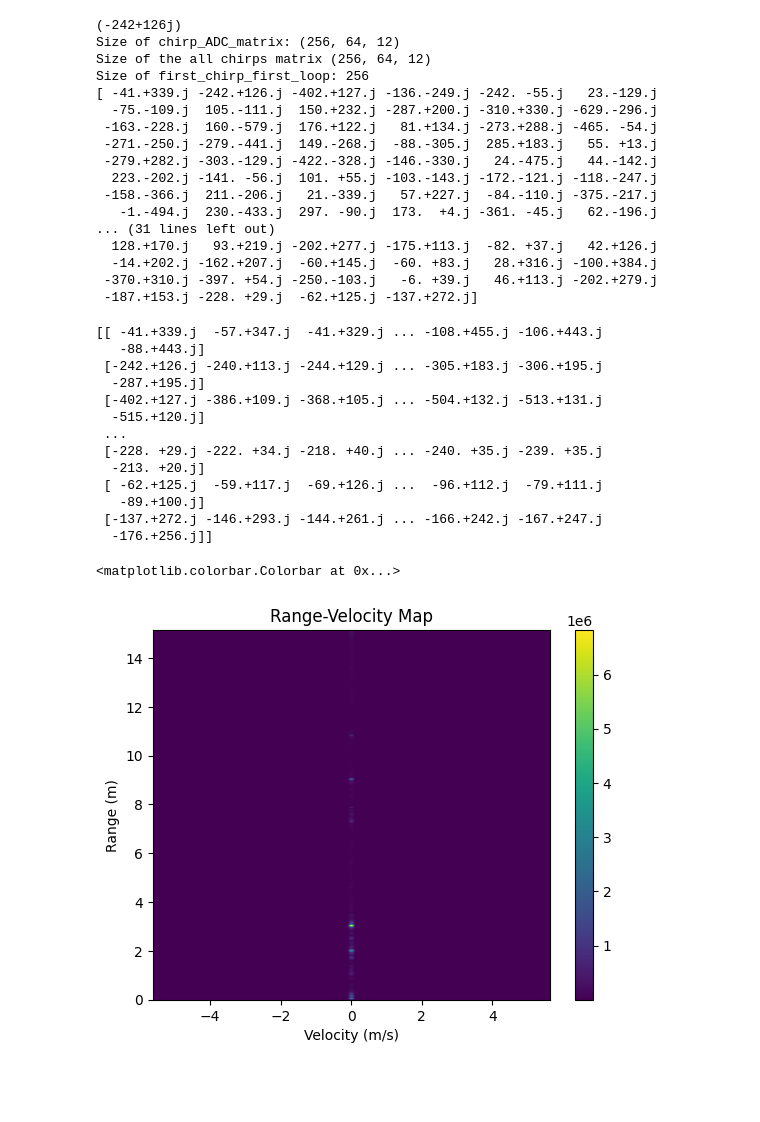
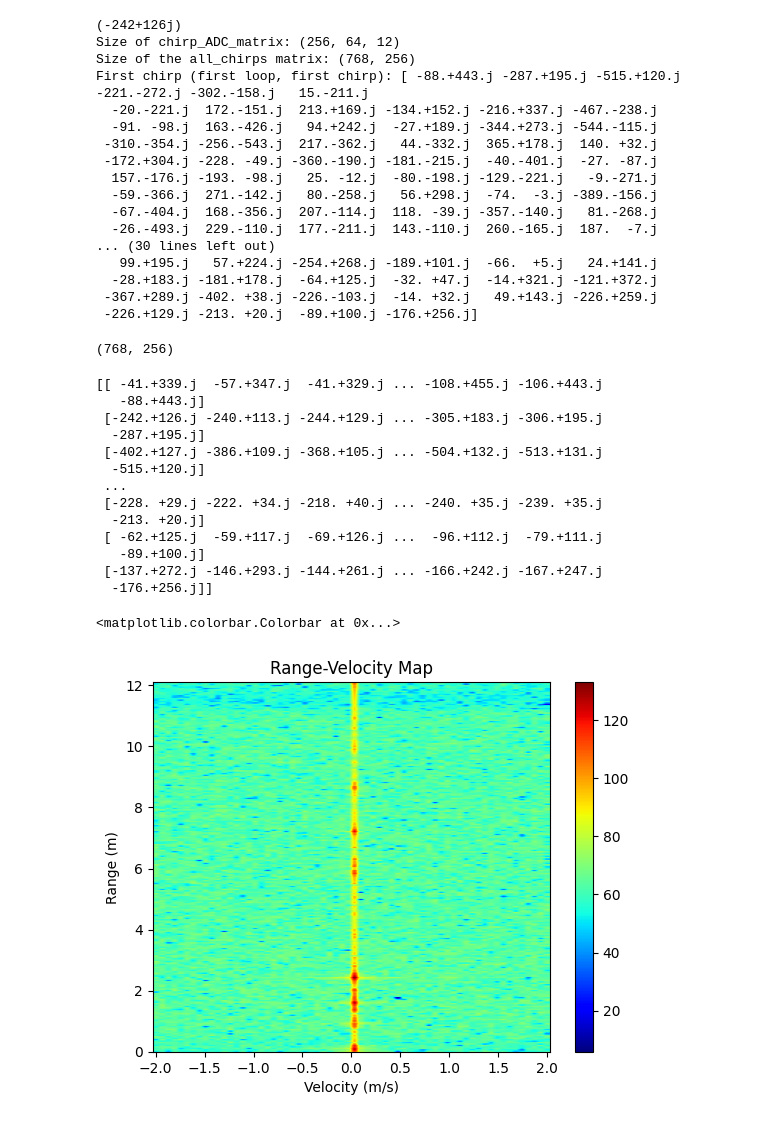
Before and after one commit to GishanDaminduDK/FYP-SignalProcessing, a Jupyter notebook: matlab_to_python.ipynb, the cells around one changed output. Saved outputs shown, nothing was run; the diff lists cells and outputs as text; code cells hidden in the pictures; blank space fills up the shorter version.

```diff
--- a/matlab_to_python.ipynb
+++ b/matlab_to_python.ipynb
@@ -45,28 +45,54 @@ print("Size of chirp_ADC_matrix:", chirp_ADC_matrix.shape)
 
 # Extract first chirp of the first loop
 first_chirp_first_loop = chirp_ADC_matrix[:, 0, 0]
-all_chirps=chirp_ADC_matrix[:,:,:]
-print("Size of the all chirps matrix",all_chirps.shape)
-print("Size of first_chirp_first_loop:", first_chirp_first_loop.shape[0])
-print(first_chirp_first_loop)
+# Initialize an empty list to store each chirp
+all_chirps = []
+
+# Loop over loops and chirps per loop
+for i in range(64):
+    for j in range(12):
+        # Append each chirp to the list
+        all_chirps.append(chirp_ADC_matrix[:, i, j])
+
+# Convert the list to a numpy array and reshape it to (768, 256)
+all_chirps = np.array(all_chirps).reshape(768, 256)
+
+# Display the size and some sample data
+print("Size of the all_chirps matrix:", all_chirps.shape)
+print("First chirp (first loop, first chirp):", all_chirps[767])
+
+
+# print("Size of first_chirp_first_loop:", first_chirp_first_loop.shape[0])
+# print(first_chirp_first_loop)
+# # Reshape chirp_ADC_matrix to (768, 256)
+# # We flatten the chirps across loops and chirps per loop into a single dimension (768 chirps total)
+# chirps_matrix = np.reshape(chirp_ADC_matrix, (256,768))
+
+# # Display the size and some sample data
+# print("Size of the chirps matrix:", chirps_matrix.shape)
+# print("First chirp (first loop, first chirp):", chirps_matrix[0])
 # %% [output]
 (-242+126j)
 Size of chirp_ADC_matrix: (256, 64, 12)
-Size of the all chirps matrix (256, 64, 12)
-Size of first_chirp_first_loop: 256
-[ -41.+339.j -242.+126.j -402.+127.j -136.-249.j -242. -55.j   23.-129.j
-  -75.-109.j  105.-111.j  150.+232.j -287.+200.j -310.+330.j -629.-296.j
- -163.-228.j  160.-579.j  176.+122.j   81.+134.j -273.+288.j -465. -54.j
- -271.-250.j -279.-441.j  149.-268.j  -88.-305.j  285.+183.j   55. +13.j
- -279.+282.j -303.-129.j -422.-328.j -146.-330.j   24.-475.j   44.-142.j
-  223.-202.j -141. -56.j  101. +55.j -103.-143.j -172.-121.j -118.-247.j
- -158.-366.j  211.-206.j   21.-339.j   57.+227.j  -84.-110.j -375.-217.j
-   -1.-494.j  230.-433.j  297. -90.j  173.  +4.j -361. -45.j   62.-196.j
-... (31 lines left out)
-  128.+170.j   93.+219.j -202.+277.j -175.+113.j  -82. +37.j   42.+126.j
-  -14.+202.j -162.+207.j  -60.+145.j  -60. +83.j   28.+316.j -100.+384.j
- -370.+310.j -397. +54.j -250.-103.j   -6. +39.j   46.+113.j -202.+279.j
- -187.+153.j -228. +29.j  -62.+125.j -137.+272.j]
+Size of the all_chirps matrix: (768, 256)
+First chirp (first loop, first chirp): [ -88.+443.j -287.+195.j -515.+120.j -221.-272.j -302.-158.j   15.-211.j
+  -20.-221.j  172.-151.j  213.+169.j -134.+152.j -216.+337.j -467.-238.j
+  -91. -98.j  163.-426.j   94.+242.j  -27.+189.j -344.+273.j -544.-115.j
+ -310.-354.j -256.-543.j  217.-362.j   44.-332.j  365.+178.j  140. +32.j
+ -172.+304.j -228. -49.j -360.-190.j -181.-215.j  -40.-401.j  -27. -87.j
+  157.-176.j -193. -98.j   25. -12.j  -80.-198.j -129.-221.j   -9.-271.j
+  -59.-366.j  271.-142.j   80.-258.j   56.+298.j  -74.  -3.j -389.-156.j
+  -67.-404.j  168.-356.j  207.-114.j  118. -39.j -357.-140.j   81.-268.j
+  -26.-493.j  229.-110.j  177.-211.j  143.-110.j  260.-165.j  187.  -7.j
+... (30 lines left out)
+   99.+195.j   57.+224.j -254.+268.j -189.+101.j  -66.  +5.j   24.+141.j
+  -28.+183.j -181.+178.j  -64.+125.j  -32. +47.j  -14.+321.j -121.+372.j
+ -367.+289.j -402. +38.j -226.-103.j  -14. +32.j   49.+143.j -226.+259.j
+ -226.+129.j -213. +20.j  -89.+100.j -176.+256.j]
+# %%
+print(all_chirps.shape)
+# %% [output]
+(768, 256)
 # %%
 # Reshape the complex array into a matrix of shape (256, 768)
 chirps_matrix = np.reshape(all_chirps, (256, 768))
@@ -79,8 +105,11 @@ c = 3e8  # Speed of light (m/s)
 sweepBandwidth = 3.16e9  # Bandwidth of the FMCW radar sweep (3.16 GHz)
 chirpDuration = 40e-6  # Chirp duration (40 microseconds)
 
-Nfft_range = 320  # Number of FFT points for range dimension
-Nfft_doppler = 97# Number of FFT points for Doppler dimension
+# Number of FFT points for the range dimension
+Nfft_range = 2 ** int(np.ceil(np.log2(numSamplePerChirp)))
+
+# Number of FFT points for the Doppler dimension
+Nfft_doppler = 2 ** int(np.ceil(np.log2(numLoops)))
 
 # Perform 2D FFT along both the range (ADC samples) and Doppler (chirps) dimensions
 range_fft = np.fft.fft(chirps_matrix, Nfft_range, axis=0)  # FFT across range (ADC samples)
@@ -91,35 +120,35 @@ range_res = c / (2 * sweepBandwidth)  # Range resolution (meters)
 max_range = range_res * (Nfft_range - 1)  # Maximum measurable range
 range_axis = np.linspace(0, max_range, Nfft_range)  # Range axis for plotting
 
-doppler_res = 1 / (numChirpPerLoop * chirpDuration*35)  # Doppler resolution (Hz)
+doppler_res = 1 / (numLoops * chirpDuration*12)  # Doppler resolution (Hz)
 max_doppler = doppler_res * (Nfft_doppler / 2)  # Maximum Doppler shift (Hz)
 
 # Doppler axis for plotting (ensure symmetry around 0)
 doppler_axis = np.linspace(-max_doppler, max_doppler, Nfft_doppler)
 
 # Convert Doppler frequency to velocity (m/s)
 velocity_axis = doppler_axis * (c / (2 * fc))  # Velocity axis using Doppler shift
 
 # Plot the Range-Velocity map (absolute value of FFT)
 plt.figure()
-plt.imshow((np.abs(doppler_fft)), aspect='auto', extent=[velocity_axis[0], velocity_axis[-1], range_axis[0], range_axis[-1]], origin='lower')
+plt.imshow(20 * np.log10(np.abs(doppler_fft)), aspect='auto', extent=[velocity_axis[0], velocity_axis[-1], range_axis[0], range_axis[-1]], origin='lower', cmap='jet')
 plt.xlabel('Velocity (m/s)')
 plt.ylabel('Range (m)')
 plt.title('Range-Velocity Map')
 plt.colorbar()
 # %% [output]
 [[ -41.+339.j  -57.+347.j  -41.+329.j ... -108.+455.j -106.+443.j
    -88.+443.j]
  [-242.+126.j -240.+113.j -244.+129.j ... -305.+183.j -306.+195.j
   -287.+195.j]
  [-402.+127.j -386.+109.j -368.+105.j ... -504.+132.j -513.+131.j
   -515.+120.j]
  ...
  [-228. +29.j -222. +34.j -218. +40.j ... -240. +35.j -239. +35.j
   -213. +20.j]
  [ -62.+125.j  -59.+117.j  -69.+126.j ...  -96.+112.j  -79.+111.j
    -89.+100.j]
  [-137.+272.j -146.+293.j -144.+261.j ... -166.+242.j -167.+247.j
   -176.+256.j]]
 <matplotlib.colorbar.Colorbar at 0x...>
-[figure, old version]
+[figure, new version]
```
Also changed, not shown: parts of 4 cells of this notebook.
